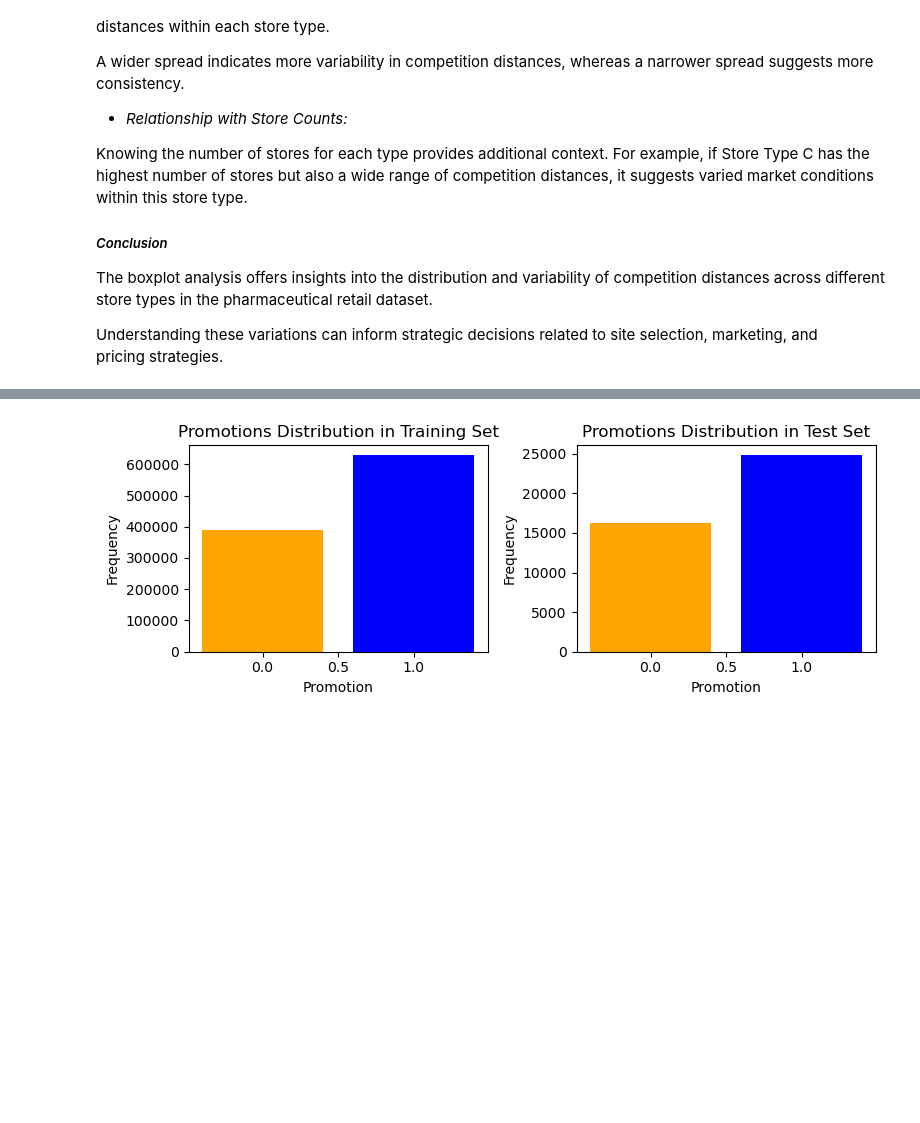
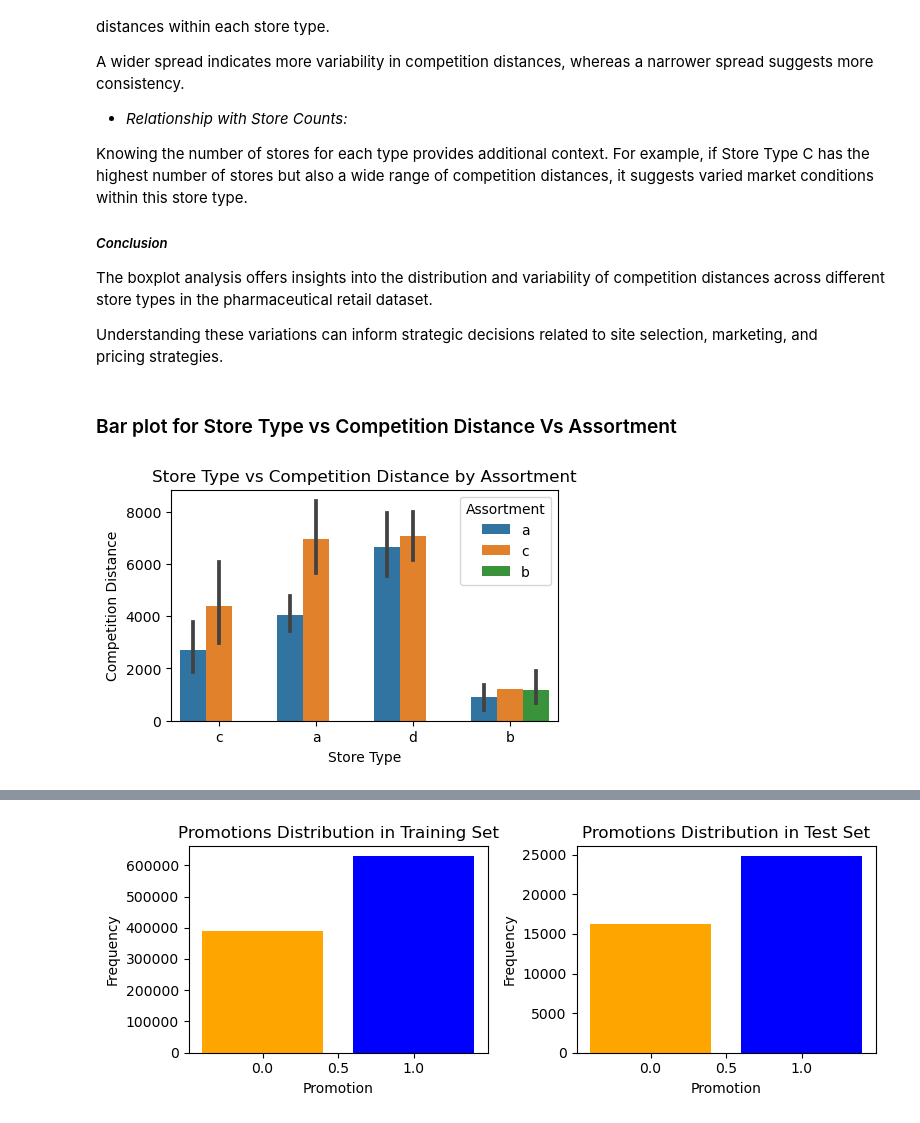
Before and after one commit to Hemamagam/Project-6--Pharmaceutical-Sale-Prediction-, a Jupyter notebook: Task1_purchase_behaviour.ipynb, the cells around one changed output, grey strips where cells are left out. Drawn from its saved outputs; the diff is of its cells as text; code cells hidden in the pictures; blank space fills up the shorter version.

```diff
--- a/Task1_purchase_behaviour.ipynb
+++ b/Task1_purchase_behaviour.ipynb
@@ -827,3 +836,14 @@ Knowing the number of stores for each type provides additional context. For exam
 The boxplot analysis offers insights into the distribution and variability of competition distances across different store types in the pharmaceutical retail dataset.
 
 Understanding these variations can inform strategic decisions related to site selection, marketing, and pricing strategies.
+# %% [markdown]
+### Bar plot for Store Type vs Competition Distance Vs Assortment
+# %%
+plt.figure(figsize=(5, 3))
+sns.barplot(data=pharma_store, x='StoreType', y='CompetitionDistance', hue='Assortment')
+plt.title('Store Type vs Competition Distance by Assortment')
+plt.xlabel('Store Type')
+plt.ylabel('Competition Distance')
+plt.show()
+# %% [output]
+[figure, added]
```
Also changed, not shown: parts of 19 cells of this notebook.
